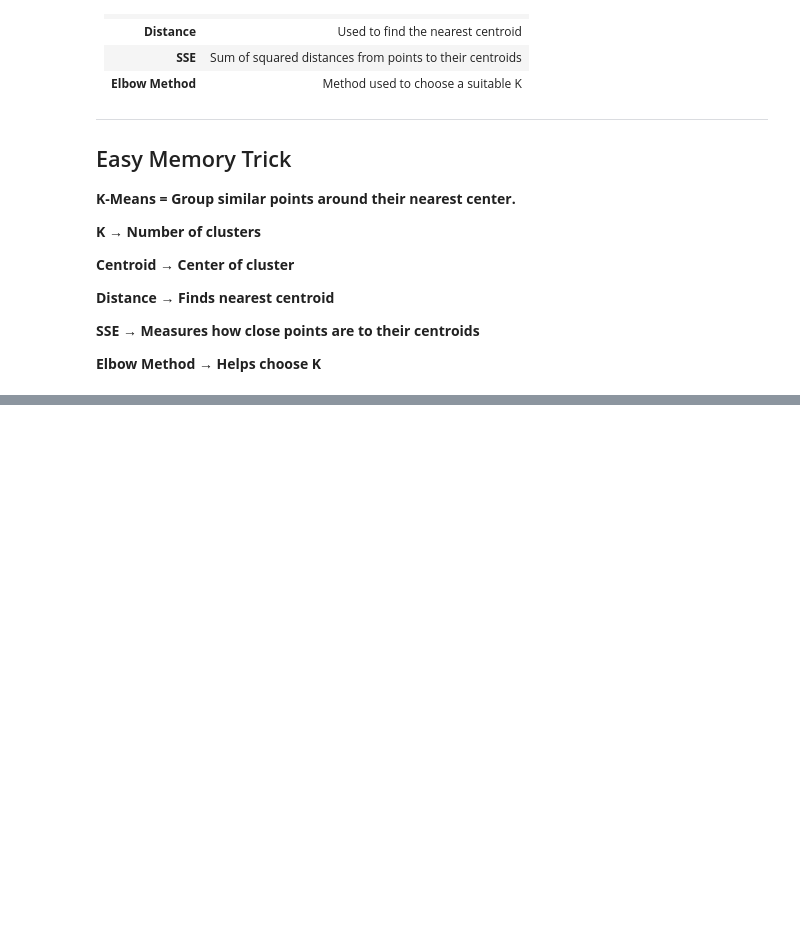
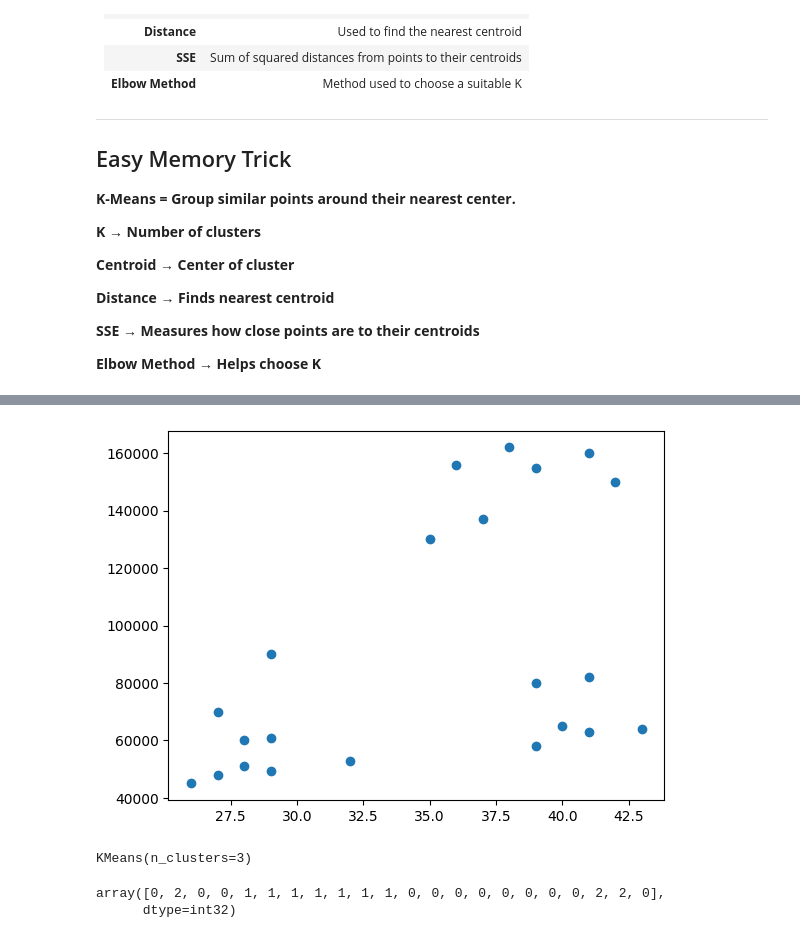
Before and after one commit to ThirumaleshV/AIE, a Jupyter notebook: ML/_7_Unsupervised_learning.ipynb, the cells around one changed output, grey strips where cells are left out. Drawn from its saved outputs; the diff is of its cells as text; code cells hidden in the pictures; blank space fills up the shorter version.

Commit message:
Kmeans

```diff
--- a/ML/_7_Unsupervised_learning.ipynb
+++ b/ML/_7_Unsupervised_learning.ipynb
@@ -252,0 +255,6 @@ SSE
+# %%
+import pandas as pd
+from matplotlib import pyplot as plt
+
+df=pd.read_csv(r"..\Datasets\income.csv")
+df.head()
@@ -252,0 +268,16 @@ SSE
+# %%
+plt.scatter(df["Age"],df["Income($)"])
+plt.show()
+# %% [output]
+[figure, added]
+# %%
+from sklearn.cluster import KMeans
+km=KMeans(n_clusters=3,n_init="auto") # n_init="auto" tells KMeans to automatically determine how many times to initialize the centroids and select the best clustering result.
+km.fit(df[["Age","Income($)"]])
+# %% [output]
+KMeans(n_clusters=3)
+# %%
+km.labels_
+# %% [output]
+array([0, 2, 0, 0, 1, 1, 1, 1, 1, 1, 1, 0, 0, 0, 0, 0, 0, 0, 0, 2, 2, 0],
+      dtype=int32)
```
Also changed, not shown: parts of 15 cells of this notebook.
